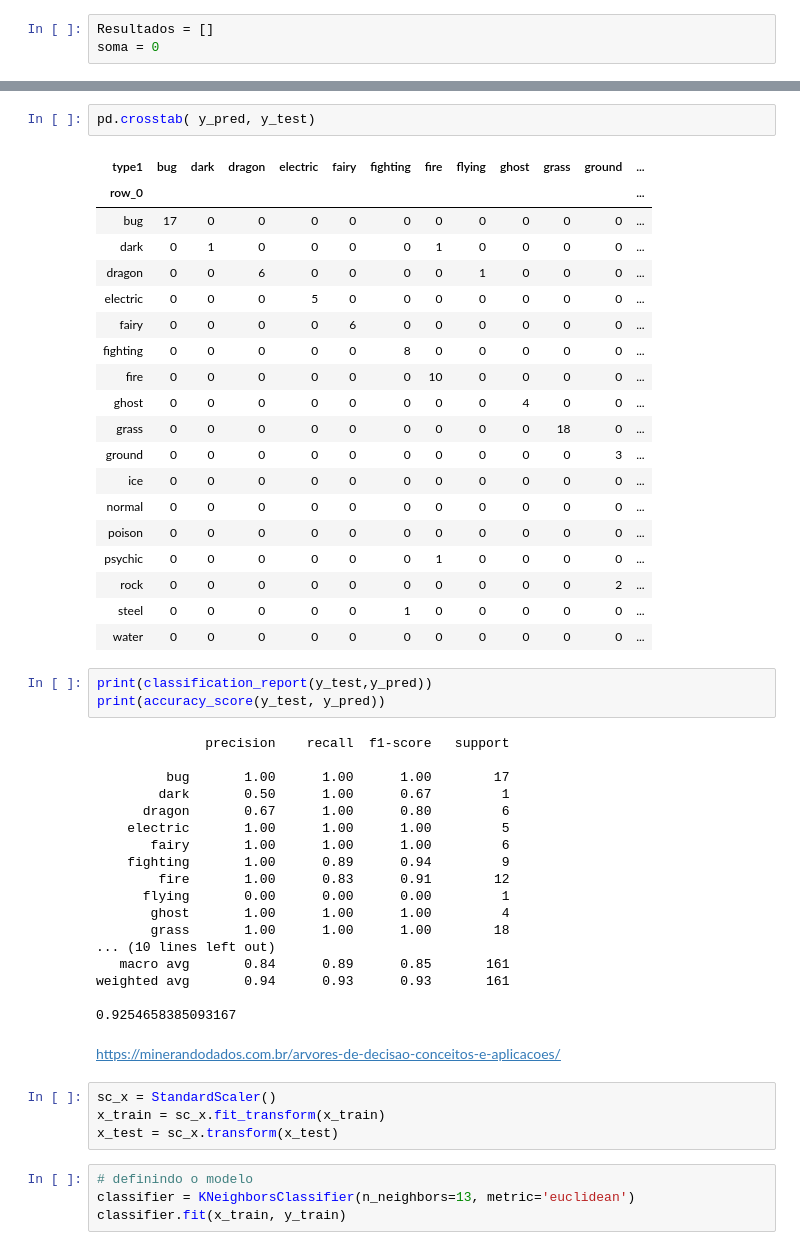
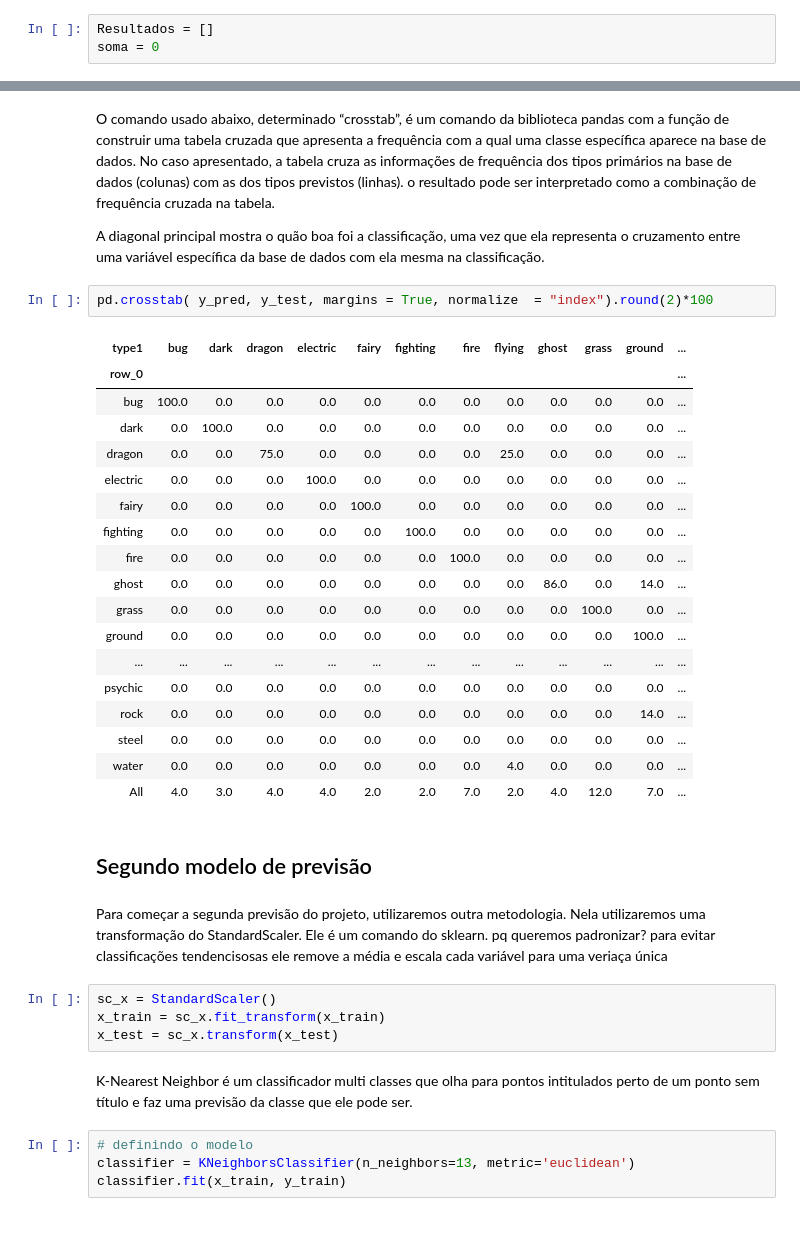
Before and after one commit to marianacscezar/P2--rascunho, a Jupyter notebook: Pokemon.ipynb, the cells around one changed output, grey strips where cells are left out. Cells and saved outputs as stored; diff of their text form.

```diff
--- a/Pokemon.ipynb
+++ b/Pokemon.ipynb
@@ -365,52 +379,40 @@ Matriz de Confusão:
+# %% [markdown]
+O comando usado abaixo, determinado “crosstab”, é um comando da biblioteca pandas com a função de construir uma tabela cruzada que apresenta a frequência com a qual uma classe específica aparece na base de dados. No caso apresentado, a tabela cruza as informações de frequência dos tipos primários na base de dados (colunas) com as dos tipos previstos (linhas). o resultado pode ser interpretado como a combinação de frequência cruzada na tabela.
+
+A diagonal principal mostra o quão boa foi a classificação, uma vez que ela representa o cruzamento entre uma variável específica da base de dados com ela mesma na classificação.
 # %%
-pd.crosstab( y_pred, y_test)
+pd.crosstab( y_pred, y_test, margins = True, normalize  = "index").round(2)*100
 # %% [output]
 | type1 | bug | dark | dragon | electric | fairy | fighting | fire | flying | ghost | grass | ground | ... |
 | row_0 |  |  |  |  |  |  |  |  |  |  |  | ... |
-| bug | 17 | 0 | 0 | 0 | 0 | 0 | 0 | 0 | 0 | 0 | 0 | ... |
-| dark | 0 | 1 | 0 | 0 | 0 | 0 | 1 | 0 | 0 | 0 | 0 | ... |
-| dragon | 0 | 0 | 6 | 0 | 0 | 0 | 0 | 1 | 0 | 0 | 0 | ... |
-| electric | 0 | 0 | 0 | 5 | 0 | 0 | 0 | 0 | 0 | 0 | 0 | ... |
-| fairy | 0 | 0 | 0 | 0 | 6 | 0 | 0 | 0 | 0 | 0 | 0 | ... |
-| fighting | 0 | 0 | 0 | 0 | 0 | 8 | 0 | 0 | 0 | 0 | 0 | ... |
-| fire | 0 | 0 | 0 | 0 | 0 | 0 | 10 | 0 | 0 | 0 | 0 | ... |
-| ghost | 0 | 0 | 0 | 0 | 0 | 0 | 0 | 0 | 4 | 0 | 0 | ... |
-| grass | 0 | 0 | 0 | 0 | 0 | 0 | 0 | 0 | 0 | 18 | 0 | ... |
-| ground | 0 | 0 | 0 | 0 | 0 | 0 | 0 | 0 | 0 | 0 | 3 | ... |
-| ice | 0 | 0 | 0 | 0 | 0 | 0 | 0 | 0 | 0 | 0 | 0 | ... |
-| normal | 0 | 0 | 0 | 0 | 0 | 0 | 0 | 0 | 0 | 0 | 0 | ... |
-| poison | 0 | 0 | 0 | 0 | 0 | 0 | 0 | 0 | 0 | 0 | 0 | ... |
-| psychic | 0 | 0 | 0 | 0 | 0 | 0 | 1 | 0 | 0 | 0 | 0 | ... |
-| rock | 0 | 0 | 0 | 0 | 0 | 0 | 0 | 0 | 0 | 0 | 2 | ... |
-| steel | 0 | 0 | 0 | 0 | 0 | 1 | 0 | 0 | 0 | 0 | 0 | ... |
-| water | 0 | 0 | 0 | 0 | 0 | 0 | 0 | 0 | 0 | 0 | 0 | ... |
+| bug | 100.0 | 0.0 | 0.0 | 0.0 | 0.0 | 0.0 | 0.0 | 0.0 | 0.0 | 0.0 | 0.0 | ... |
+| dark | 0.0 | 100.0 | 0.0 | 0.0 | 0.0 | 0.0 | 0.0 | 0.0 | 0.0 | 0.0 | 0.0 | ... |
+| dragon | 0.0 | 0.0 | 75.0 | 0.0 | 0.0 | 0.0 | 0.0 | 25.0 | 0.0 | 0.0 | 0.0 | ... |
+| electric | 0.0 | 0.0 | 0.0 | 100.0 | 0.0 | 0.0 | 0.0 | 0.0 | 0.0 | 0.0 | 0.0 | ... |
+| fairy | 0.0 | 0.0 | 0.0 | 0.0 | 100.0 | 0.0 | 0.0 | 0.0 | 0.0 | 0.0 | 0.0 | ... |
+| fighting | 0.0 | 0.0 | 0.0 | 0.0 | 0.0 | 100.0 | 0.0 | 0.0 | 0.0 | 0.0 | 0.0 | ... |
+| fire | 0.0 | 0.0 | 0.0 | 0.0 | 0.0 | 0.0 | 100.0 | 0.0 | 0.0 | 0.0 | 0.0 | ... |
+| ghost | 0.0 | 0.0 | 0.0 | 0.0 | 0.0 | 0.0 | 0.0 | 0.0 | 86.0 | 0.0 | 14.0 | ... |
+| grass | 0.0 | 0.0 | 0.0 | 0.0 | 0.0 | 0.0 | 0.0 | 0.0 | 0.0 | 100.0 | 0.0 | ... |
+| ground | 0.0 | 0.0 | 0.0 | 0.0 | 0.0 | 0.0 | 0.0 | 0.0 | 0.0 | 0.0 | 100.0 | ... |
+| ... | ... | ... | ... | ... | ... | ... | ... | ... | ... | ... | ... | ... |
+| psychic | 0.0 | 0.0 | 0.0 | 0.0 | 0.0 | 0.0 | 0.0 | 0.0 | 0.0 | 0.0 | 0.0 | ... |
+| rock | 0.0 | 0.0 | 0.0 | 0.0 | 0.0 | 0.0 | 0.0 | 0.0 | 0.0 | 0.0 | 14.0 | ... |
+| steel | 0.0 | 0.0 | 0.0 | 0.0 | 0.0 | 0.0 | 0.0 | 0.0 | 0.0 | 0.0 | 0.0 | ... |
+| water | 0.0 | 0.0 | 0.0 | 0.0 | 0.0 | 0.0 | 0.0 | 4.0 | 0.0 | 0.0 | 0.0 | ... |
+| All | 4.0 | 3.0 | 4.0 | 4.0 | 2.0 | 2.0 | 7.0 | 2.0 | 4.0 | 12.0 | 7.0 | ... |
-# %%
-print(classification_report(y_test,y_pred))
-print(accuracy_score(y_test, y_pred))
-# %% [output]
-              precision    recall  f1-score   support
-
-         bug       1.00      1.00      1.00        17
-        dark       0.50      1.00      0.67         1
-      dragon       0.67      1.00      0.80         6
-    electric       1.00      1.00      1.00         5
-       fairy       1.00      1.00      1.00         6
-    fighting       1.00      0.89      0.94         9
-        fire       1.00      0.83      0.91        12
-      flying       0.00      0.00      0.00         1
-       ghost       1.00      1.00      1.00         4
-       grass       1.00      1.00      1.00        18
-... (10 lines left out)
-   macro avg       0.84      0.89      0.85       161
-weighted avg       0.94      0.93      0.93       161
-
-0.9254658385093167
-# %% [markdown]
-https://minerandodados.com.br/arvores-de-decisao-conceitos-e-aplicacoes/
+# %% [markdown]
+## Segundo modelo de previsão
+# %% [markdown]
+Para começar a segunda previsão do projeto, utilizaremos outra metodologia. Nela utilizaremos uma transformação do StandardScaler. Ele é um comando do sklearn.
+pq queremos padronizar? para evitar classificações tendencisosas
+ele remove a média e escala cada variável para uma veriaça única
 # %%
 sc_x = StandardScaler()
 x_train = sc_x.fit_transform(x_train)
 x_test = sc_x.transform(x_test)
+# %% [markdown]
+K-Nearest Neighbor é um classificador multi classes que olha para pontos intitulados perto de  um ponto sem título e faz uma previsão da classe que ele pode ser.
 # %%
 # definindo o modelo
 classifier = KNeighborsClassifier(n_neighbors=13, metric='euclidean')
```
Also changed, not shown: parts of 32 cells of this notebook.
